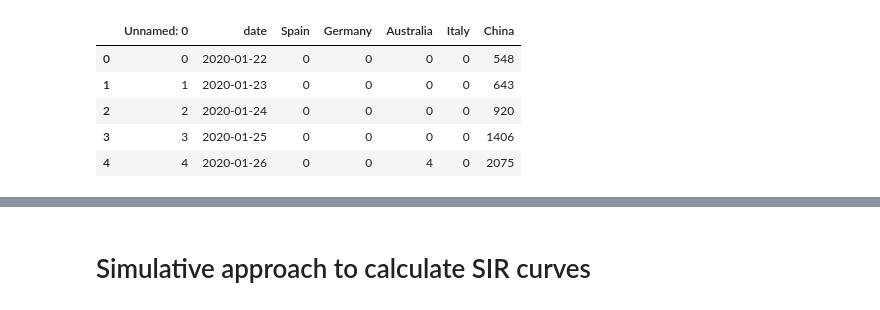
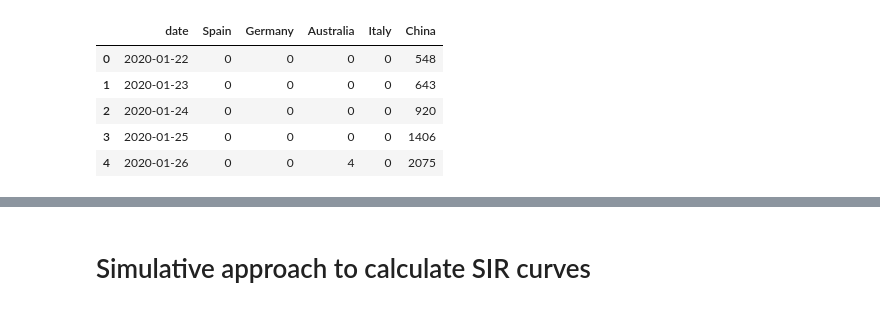
Before and after one commit to MohiniNdn/ads_covid19, a Jupyter notebook: notebooks/SIR_modeling_1.0.ipynb, the cells around one changed output, grey strips where cells are left out. Saved outputs shown, nothing was run; the diff lists cells and outputs as text; code cells hidden in the pictures.

```diff
--- a/notebooks/SIR_modeling_1.0.ipynb
+++ b/notebooks/SIR_modeling_1.0.ipynb
@@ -22,13 +22,13 @@ pd.set_option('display.max_rows', 500)
 # %%
 # try to parse the dates right at the beginning
 # it works out of the box if the date was stored ISO YYYY-MM-DD format
 
-df_analyse=pd.read_csv('../data/processed/COVID_small_flat_table.csv',sep=';')
+df_analyse=pd.read_csv('../data/processed/COVID_small_flat_table.csv',sep=';',index_col=0)
 df_analyse.sort_values('date',ascending=True).head()
 # %% [output]
-|  | Unnamed: 0 | date | Spain | Germany | Australia | Italy | China |
-| 0 | 0 | 2020-01-22 | 0 | 0 | 0 | 0 | 548 |
-| 1 | 1 | 2020-01-23 | 0 | 0 | 0 | 0 | 643 |
-| 2 | 2 | 2020-01-24 | 0 | 0 | 0 | 0 | 920 |
-| 3 | 3 | 2020-01-25 | 0 | 0 | 0 | 0 | 1406 |
-| 4 | 4 | 2020-01-26 | 0 | 0 | 4 | 0 | 2075 |
+|  | date | Spain | Germany | Australia | Italy | China |
+| 0 | 2020-01-22 | 0 | 0 | 0 | 0 | 548 |
+| 1 | 2020-01-23 | 0 | 0 | 0 | 0 | 643 |
+| 2 | 2020-01-24 | 0 | 0 | 0 | 0 | 920 |
+| 3 | 2020-01-25 | 0 | 0 | 0 | 0 | 1406 |
+| 4 | 2020-01-26 | 0 | 0 | 4 | 0 | 2075 |
```
Also changed, not shown: parts of 5 cells of this notebook, 2 other files.
